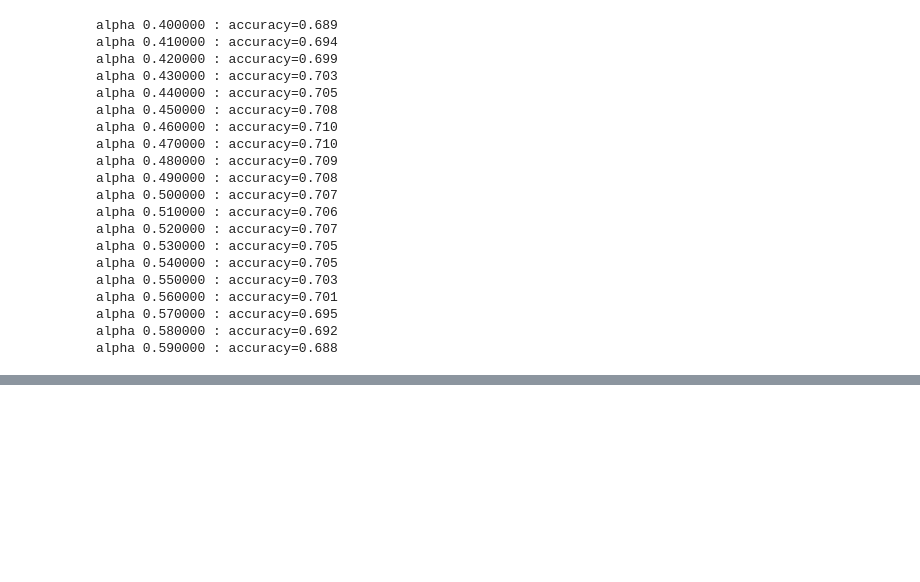
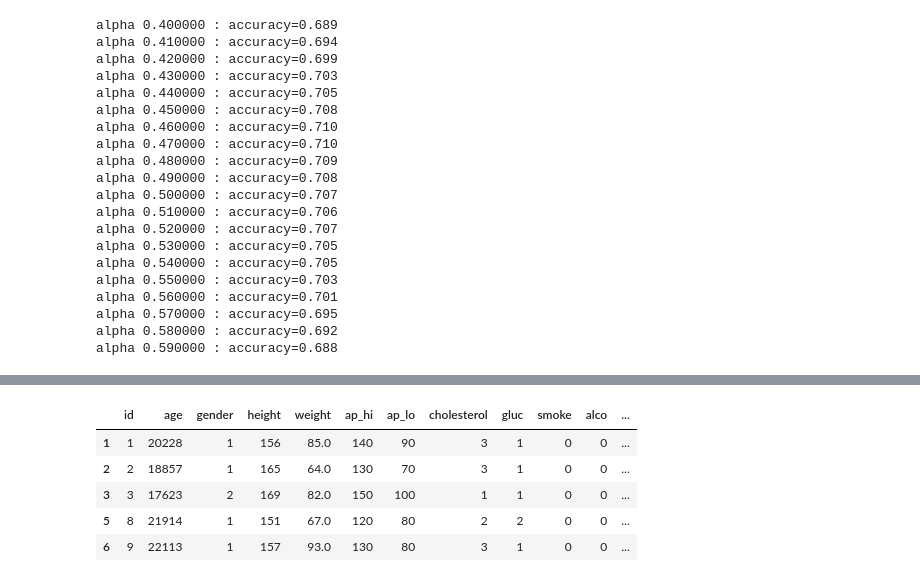
Before and after one commit to tinapai/SMUMSDS-ML1, a Jupyter notebook: Minilab.ipynb, the cells around one changed output, grey strips where cells are left out. Saved outputs shown, nothing was run; the diff lists cells and outputs as text; code cells hidden in the pictures; blank space fills up the shorter version.

```diff
--- a/Minilab.ipynb
+++ b/Minilab.ipynb
@@ -284,0 +315,8 @@ alpha 0.590000 : accuracy=0.688
+# %%
+# We address the weight with reasonable weight, the other values probably are a mistake
+df1 = df1[df1["weight"] < 200]
+df1 = df1[df1["weight"] > 55]
+
+# We address the height, the other values probably are a mistake
+df1 = df1[df1["height"] < 200]
+df1 = df1[df1["height"] > 130]
@@ -284,0 +325,6 @@ alpha 0.590000 : accuracy=0.688
+# %%
+# Keeping only reasonable blood pressure measurements
+df1 = df1[df1["ap_hi"] < 200]
+df1 = df1[df1["ap_hi"] > 110]
+df1 = df1[df1["ap_lo"] < 150]
+df1 = df1[df1["ap_lo"] > 60]
@@ -284,0 +333,3 @@ alpha 0.590000 : accuracy=0.688
+# %%
+# compute the body mass index based on weight and height
+df1['bmi'] = df1['weight'] / (df1['height']/100)**2
@@ -284,0 +338,8 @@ alpha 0.590000 : accuracy=0.688
+# %%
+# bin blood pressure groups based on the api hi/ lo variables
+df1['bp'] = np.where((df1.ap_hi < 120) & (df1.ap_lo < 80), 1, 0)
+df1['bp'] = np.where((df1.ap_hi >= 120) & (df1.ap_hi < 130) & (df1.ap_lo < 80), 2, df1.bp)
+df1['bp'] = np.where((df1.ap_hi >= 130) & (df1.ap_hi < 140) | ((df1.ap_lo >= 80) & (df1.ap_lo < 90)), 3, df1.bp)
+df1['bp'] = np.where((df1.ap_hi >= 140) | (df1.ap_lo >= 90), 4, df1.bp)
+df1['bp'] = np.where((df1.ap_hi > 180) | (df1.ap_lo > 120), 5, df1.bp)
+df1['bp1'] = pd.cut(df1.bp,[0,1,2,3,4,5],5,labels=['Normal','Elevated','Hyper_Stage1','Hyper_Stage2','Hyper_Stage3' ]) # this creates a new variable
@@ -284,0 +363,9 @@ alpha 0.590000 : accuracy=0.688
+# %%
+df1.head(5)
+# %% [output]
+|  | id | age | gender | height | weight | ap_hi | ap_lo | cholesterol | gluc | smoke | alco | ... |
+| 1 | 1 | 20228 | 1 | 156 | 85.0 | 140 | 90 | 3 | 1 | 0 | 0 | ... |
+| 2 | 2 | 18857 | 1 | 165 | 64.0 | 130 | 70 | 3 | 1 | 0 | 0 | ... |
+| 3 | 3 | 17623 | 2 | 169 | 82.0 | 150 | 100 | 1 | 1 | 0 | 0 | ... |
+| 5 | 8 | 21914 | 1 | 151 | 67.0 | 120 | 80 | 2 | 2 | 0 | 0 | ... |
+| 6 | 9 | 22113 | 1 | 157 | 93.0 | 130 | 80 | 3 | 1 | 0 | 0 | ... |
```
Also changed, not shown: parts of 82 cells of this notebook, 1 other file.
